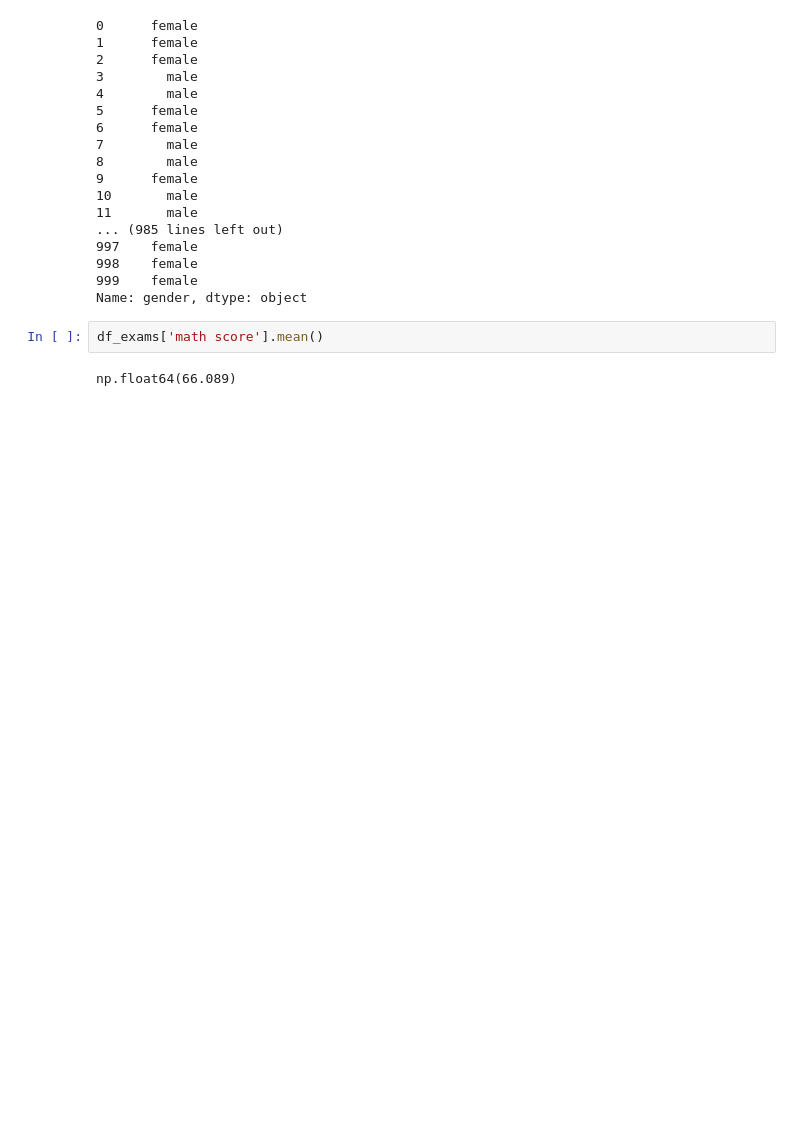
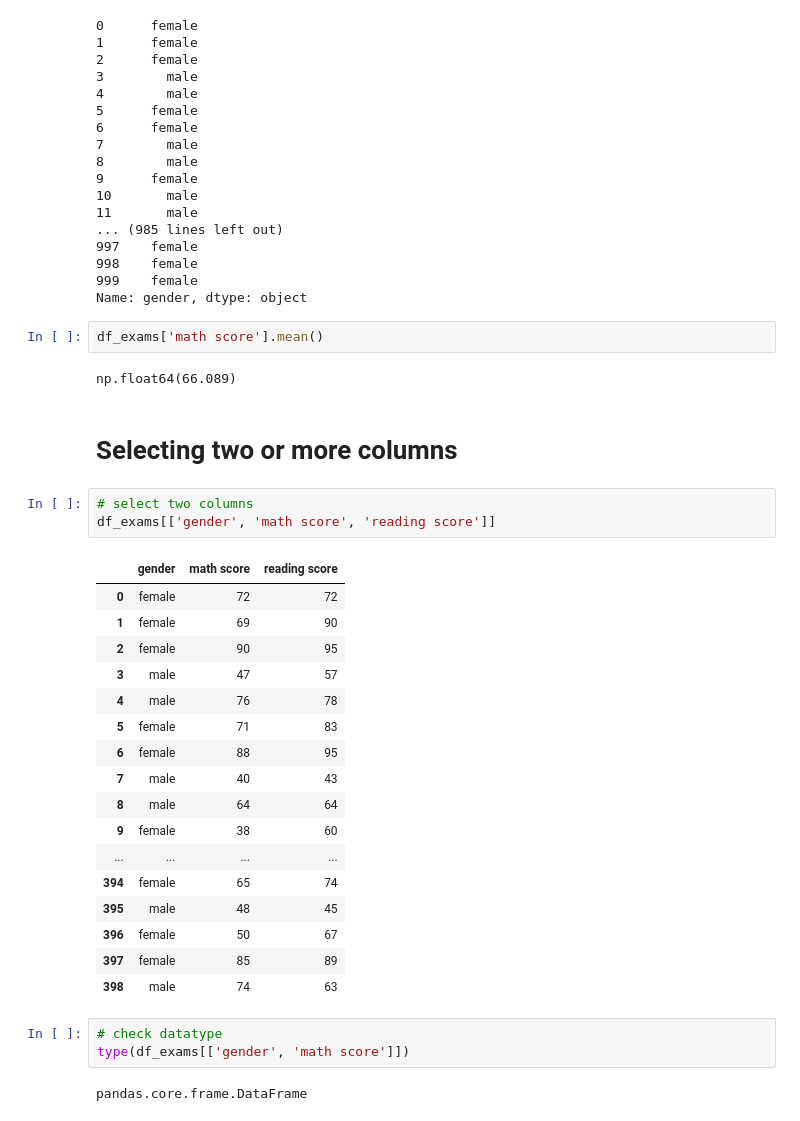
Before and after one commit to DrMinaGhaly/python-for-data-science, a Jupyter notebook: 02.Intro to Pandas/Intro to pandas.ipynb, the cells around one changed output. Saved outputs shown, nothing was run; the diff lists cells and outputs as text; blank space fills up the shorter version.

Commit message:
select 2 or more columns

```diff
--- a/02.Intro to Pandas/Intro to pandas.ipynb
+++ b/02.Intro to Pandas/Intro to pandas.ipynb
@@ -365,3 +365,31 @@ Name: gender, dtype: object
 df_exams['math score'].mean()
 # %% [output]
 np.float64(66.089)
+# %% [markdown]
+# Selecting two or more columns
+# %%
+# select two columns
+df_exams[['gender', 'math score', 'reading score']]
+# %% [output]
+|  | gender | math score | reading score |
+| 0 | female | 72 | 72 |
+| 1 | female | 69 | 90 |
+| 2 | female | 90 | 95 |
+| 3 | male | 47 | 57 |
+| 4 | male | 76 | 78 |
+| 5 | female | 71 | 83 |
+| 6 | female | 88 | 95 |
+| 7 | male | 40 | 43 |
+| 8 | male | 64 | 64 |
+| 9 | female | 38 | 60 |
+| ... | ... | ... | ... |
+| 394 | female | 65 | 74 |
+| 395 | male | 48 | 45 |
+| 396 | female | 50 | 67 |
+| 397 | female | 85 | 89 |
+| 398 | male | 74 | 63 |
+# %%
+# check datatype
+type(df_exams[['gender', 'math score']])
+# %% [output]
+pandas.core.frame.DataFrame
```
Also changed, not shown: parts of 1 cell of this notebook.
